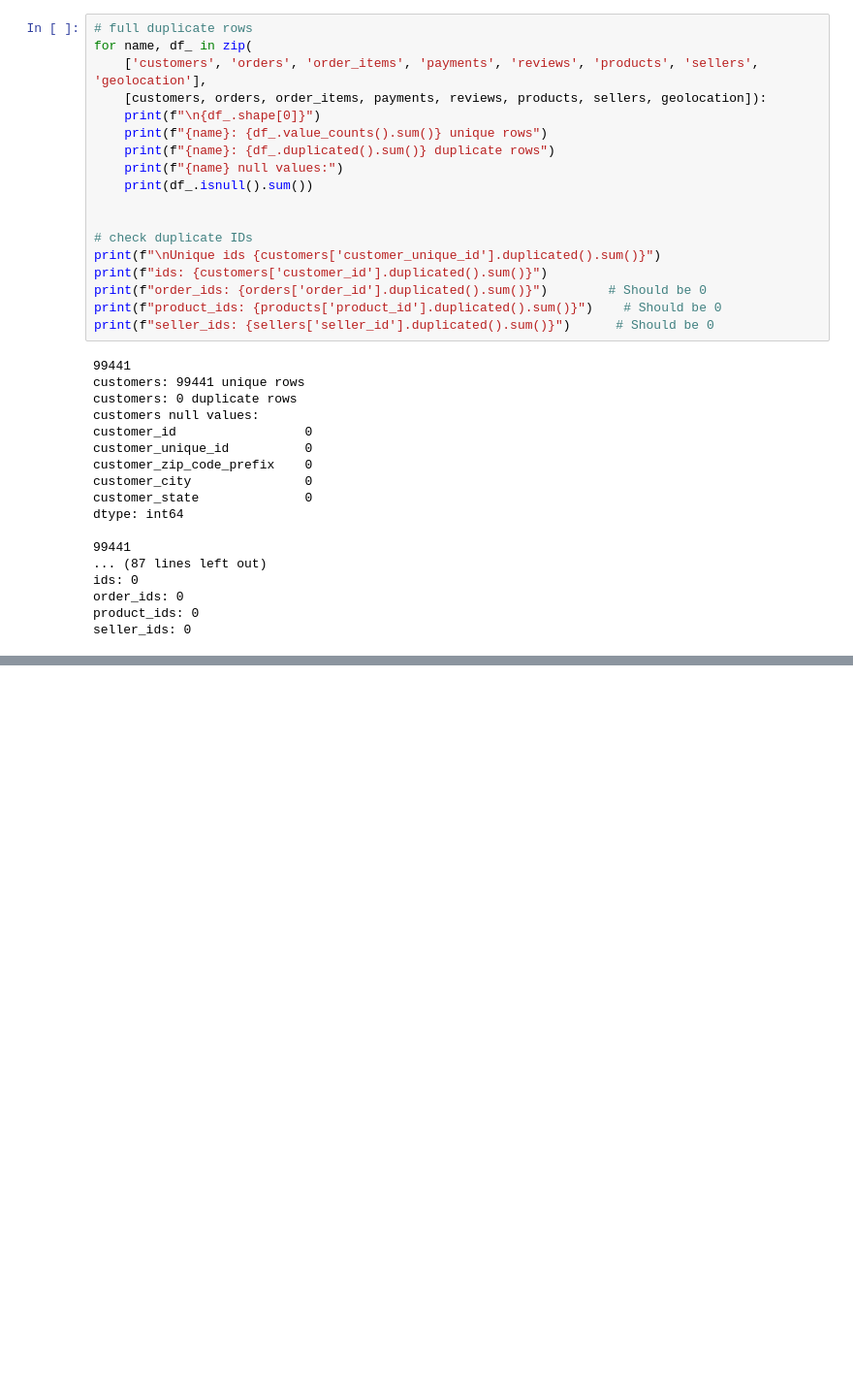
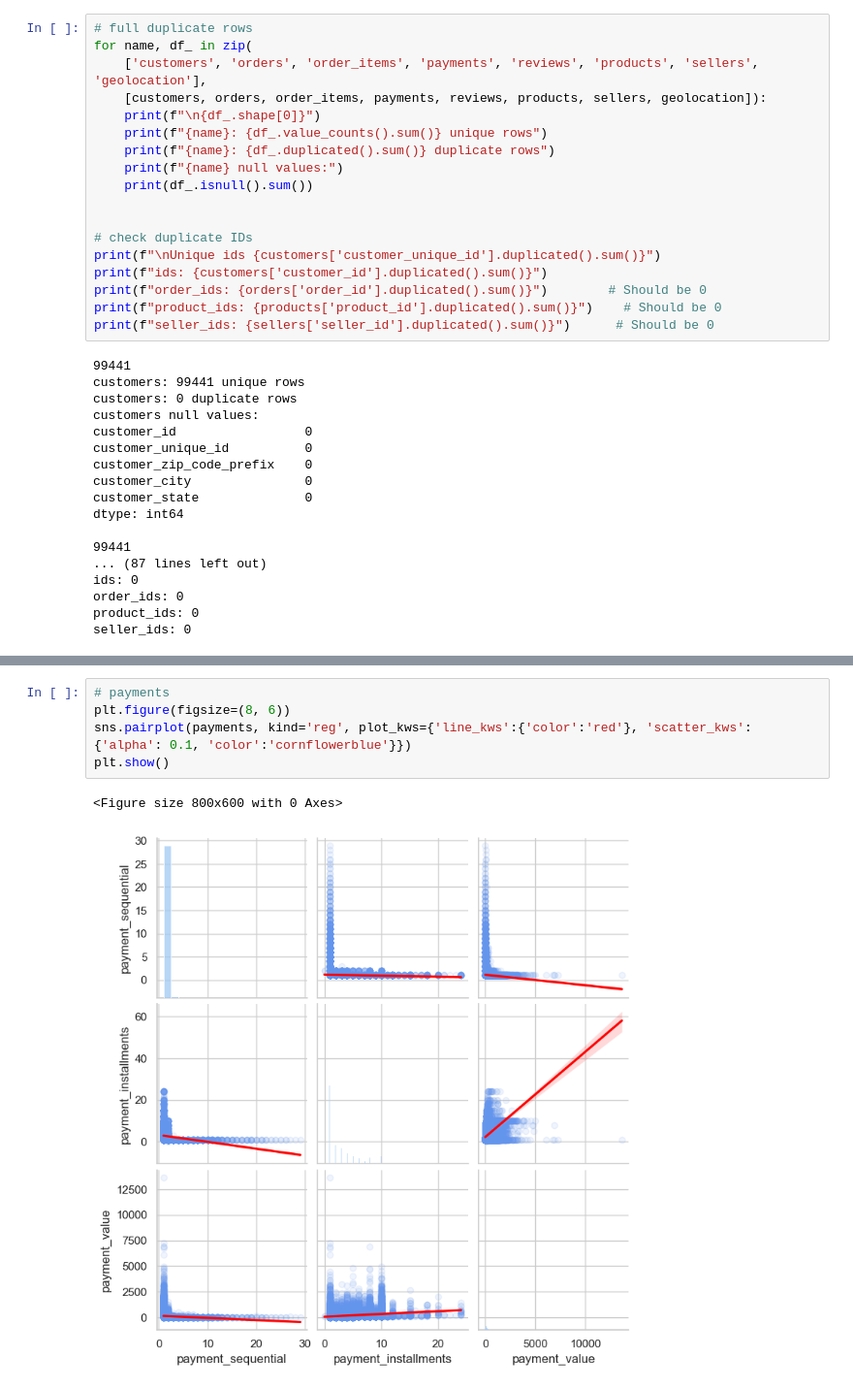
Before and after one commit to Gary1E2/olistchris, a Jupyter notebook: AISDPChris.ipynb, the cells around one changed output, grey strips where cells are left out. Shown at 97% size. Drawn from its saved outputs; the diff is of its cells as text; blank space fills up the shorter version.

```diff
--- a/AISDPChris.ipynb
+++ b/AISDPChris.ipynb
@@ -196,0 +209,8 @@ seller_ids: 0
+# %%
+# payments
+plt.figure(figsize=(8, 6))
+sns.pairplot(payments, kind='reg', plot_kws={'line_kws':{'color':'red'}, 'scatter_kws': {'alpha': 0.1, 'color':'cornflowerblue'}})
+plt.show()
+# %% [output]
+<Figure size 800x600 with 0 Axes>
+[figure, added]
```
Also changed, not shown: parts of 6 cells of this notebook.
